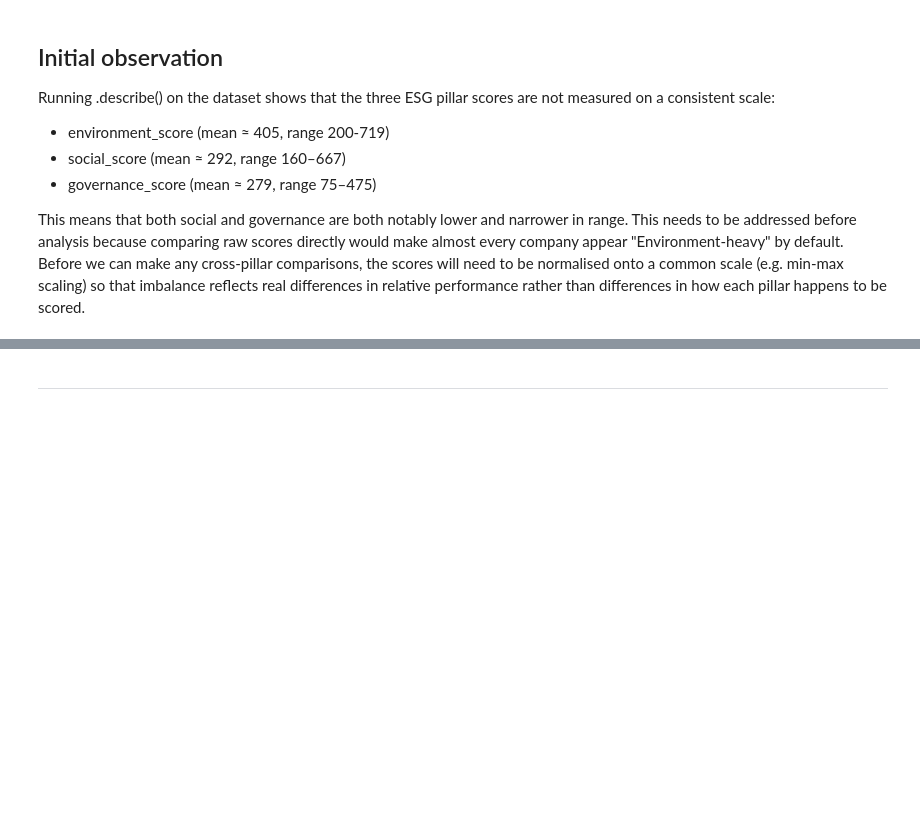
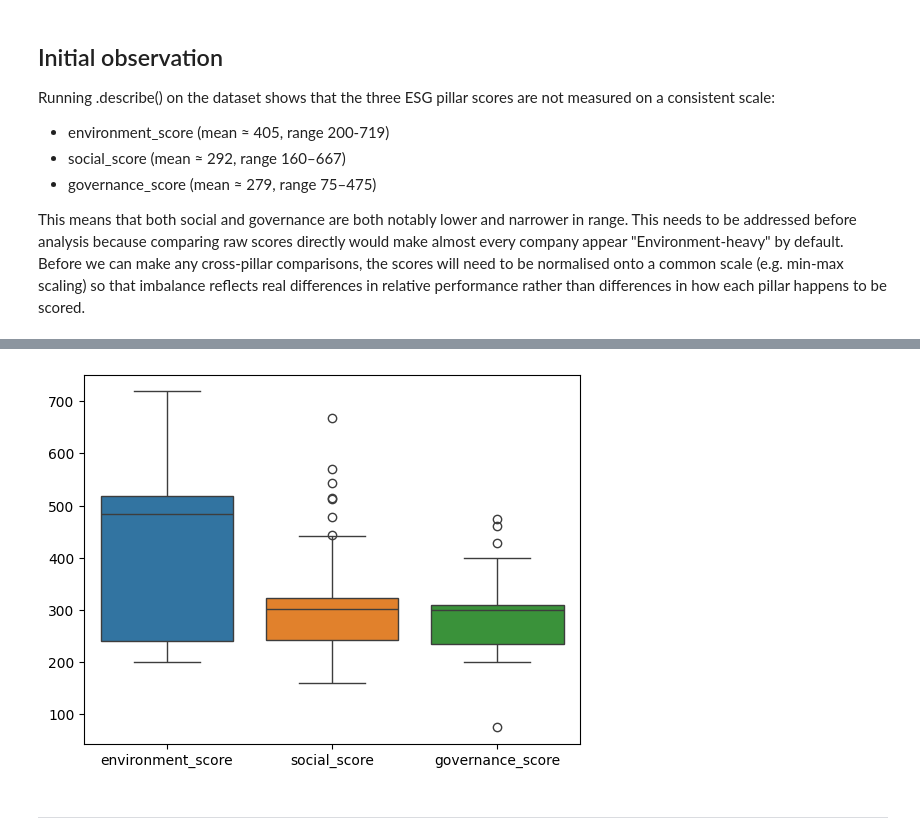
Before and after one commit to ColmHH/esg_corporate_analysis, a Jupyter notebook: jupyter_notebooks/esg_corporate_analysis.ipynb, the cells around one changed output, grey strips where cells are left out. Saved outputs shown, nothing was run; the diff lists cells and outputs as text; code cells hidden in the pictures; blank space fills up the shorter version.

Commit message:
Used boxplot to look for outliers

```diff
--- a/jupyter_notebooks/esg_corporate_analysis.ipynb
+++ b/jupyter_notebooks/esg_corporate_analysis.ipynb
@@ -140,3 +146,8 @@ This means that both social and governance are both notably lower and narrower i
+# %%
+sns.boxplot(data=df[["environment_score", "social_score", "governance_score"]])
+plt.show()
+# %% [output]
+[figure, added]
 # %% [markdown]
 ---
 # %% [markdown]
```
Also changed, not shown: parts of 1 cell of this notebook.
